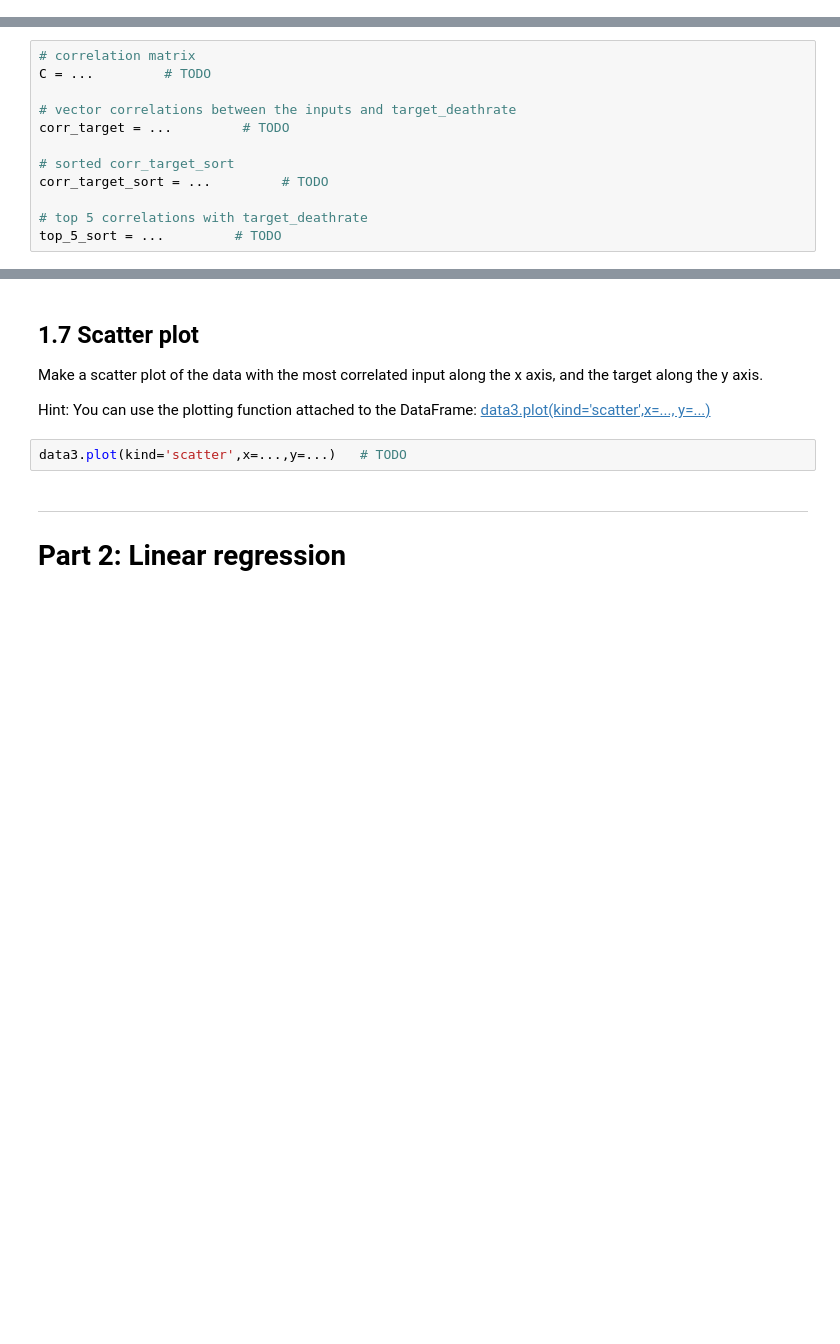
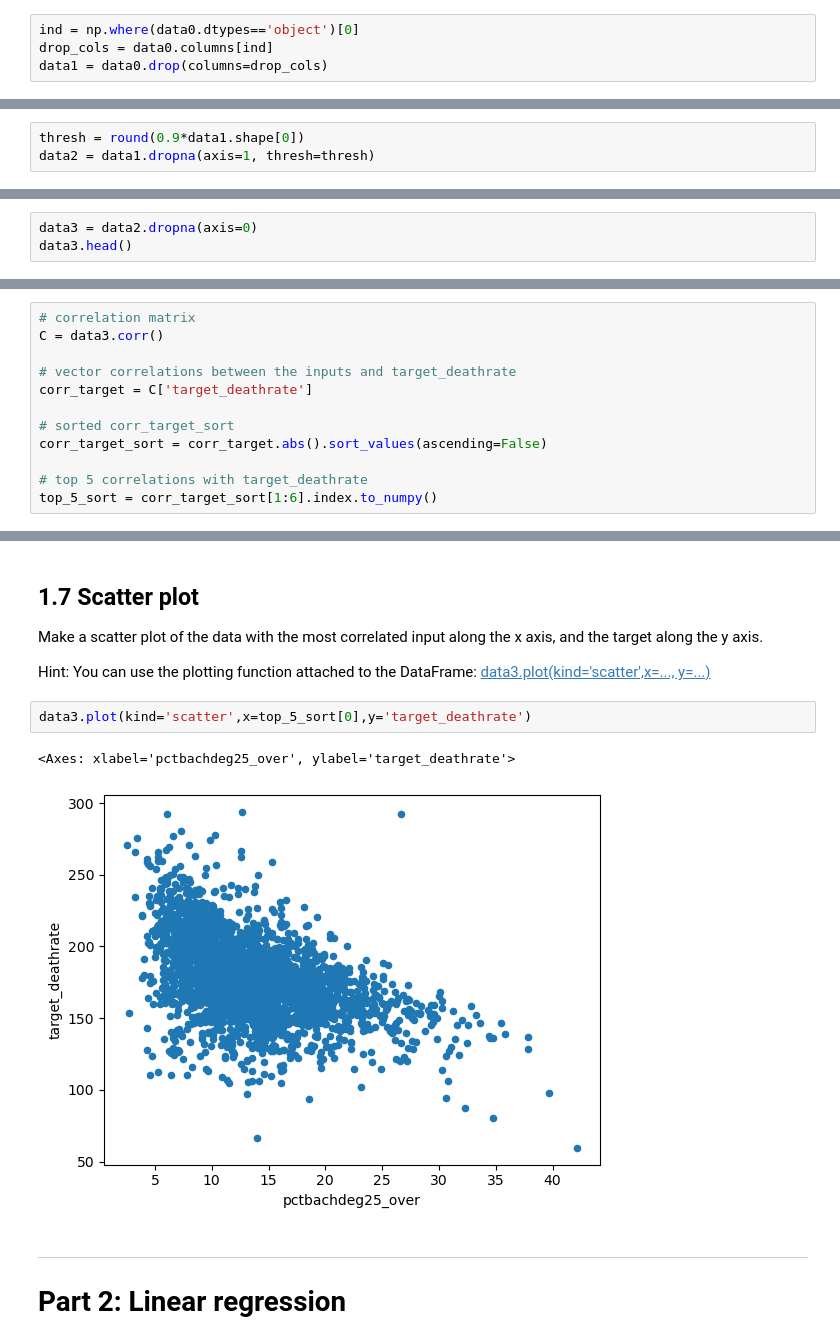
Before and after one commit to rajeev-t/stats-n-ds-4engineers, a Jupyter notebook: lab04/lab4.ipynb, the cells around one changed output, grey strips where cells are left out. Drawn from its saved outputs; the diff is of its cells as text; blank space fills up the shorter version.

```diff
--- a/lab04/lab4.ipynb
+++ b/lab04/lab4.ipynb
@@ -69,2 +85,6 @@ data1 = data0.drop(...)       # TODO
+# %%
+ind = np.where(data0.dtypes=='object')[0]
+drop_cols = data0.columns[ind]
+data1 = data0.drop(columns=drop_cols)
 # %%
 grader.check("q1p3")
@@ -82,2 +101,5 @@ data2 = data1.dropna(...)     # TODO
+# %%
+thresh = round(0.9*data1.shape[0])
+data2 = data1.dropna(axis=1, thresh=thresh)
 # %%
 grader.check("q1p4")
@@ -91,0 +114,3 @@ data3 = ...      # TODO
+# %%
+data3 = data2.dropna(axis=0)
+data3.head()
@@ -107,15 +142,15 @@ Hints:
 + [`to_numpy`](https://pandas.pydata.org/docs/reference/api/pandas.Series.to_numpy.html)
 # %%
 # correlation matrix
-C = ...         # TODO
+C = data3.corr()
 
 # vector correlations between the inputs and target_deathrate
-corr_target = ...         # TODO
+corr_target = C['target_deathrate']
 
 # sorted corr_target_sort
-corr_target_sort = ...         # TODO
+corr_target_sort = corr_target.abs().sort_values(ascending=False)
 
 # top 5 correlations with target_deathrate
-top_5_sort = ...         # TODO
+top_5_sort = corr_target_sort[1:6].index.to_numpy()
 # %%
 grader.check("q1p6")
@@ -126,7 +163,10 @@ Make a scatter plot of the data with the most correlated input along the x axis,
 
 Hint: You can use the plotting function attached to the DataFrame: [data3.plot(kind='scatter',x=..., y=...)](https://pandas.pydata.org/docs/reference/api/pandas.DataFrame.plot.html)
 # %%
-data3.plot(kind='scatter',x=...,y=...)   # TODO
+data3.plot(kind='scatter',x=top_5_sort[0],y='target_deathrate')
+# %% [output]
+<Axes: xlabel='pctbachdeg25_over', ylabel='target_deathrate'>
+[figure, added]
 # %% [markdown]
 ---
 
```
Also changed, not shown: parts of 68 cells of this notebook, 2 other files.
